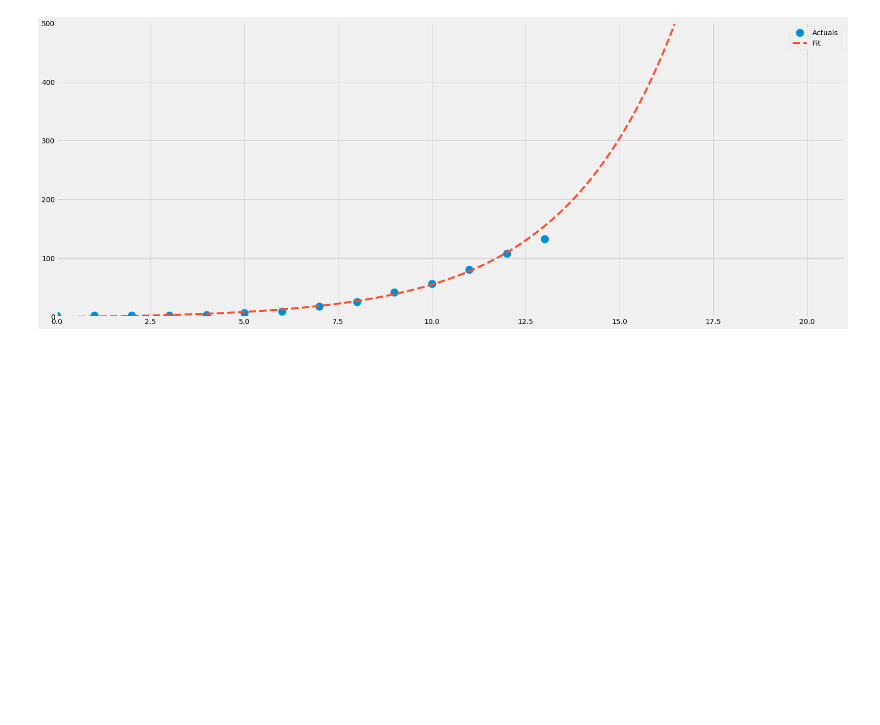
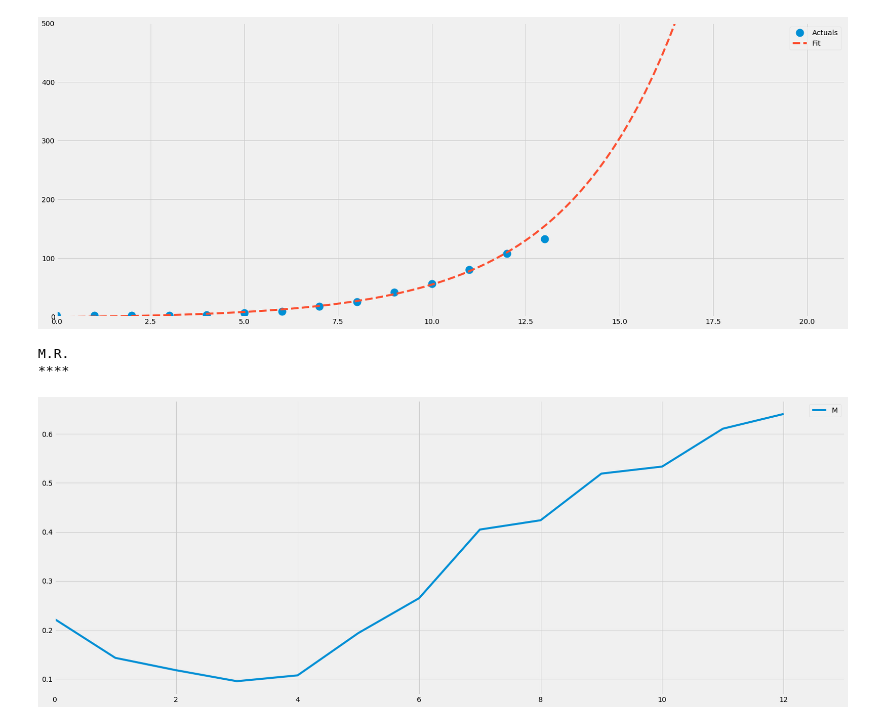
Before and after one commit to smtexas99/ncov19, a Jupyter notebook: ncov2019.ipynb, the cells around one changed output. Cells and saved outputs as stored; diff of their text form; code cells hidden in the pictures; blank space fills up the shorter version.

```diff
--- a/ncov2019.ipynb
+++ b/ncov2019.ipynb
@@ -207,3 +207,17 @@ a =  2.0229039101714923
 b =  0.3346550511215981
 c =  -2.8806352662349752
 [figure]
+# %%
+# MR % = Fatalities / (Fatalities + Recovered)
+
+df['mr'] = df.Deaths/(df.Deaths + df.Recovered)
+print()
+print('M.R.')
+print('****')
+df.mr.plot()
+plt.legend('MR')
+plt.show()
+# %% [output]
+M.R.
+****
+[figure, added]
```
Also changed, not shown: parts of 1 cell of this notebook.
